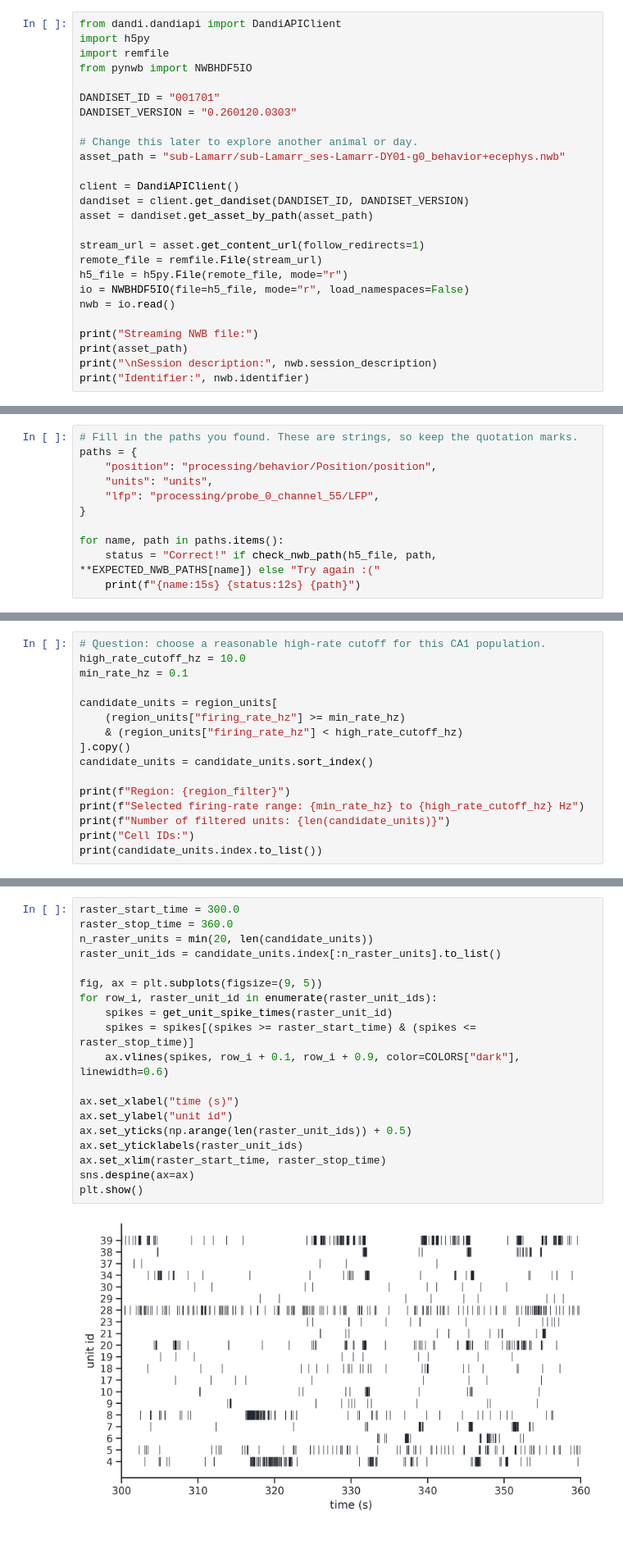
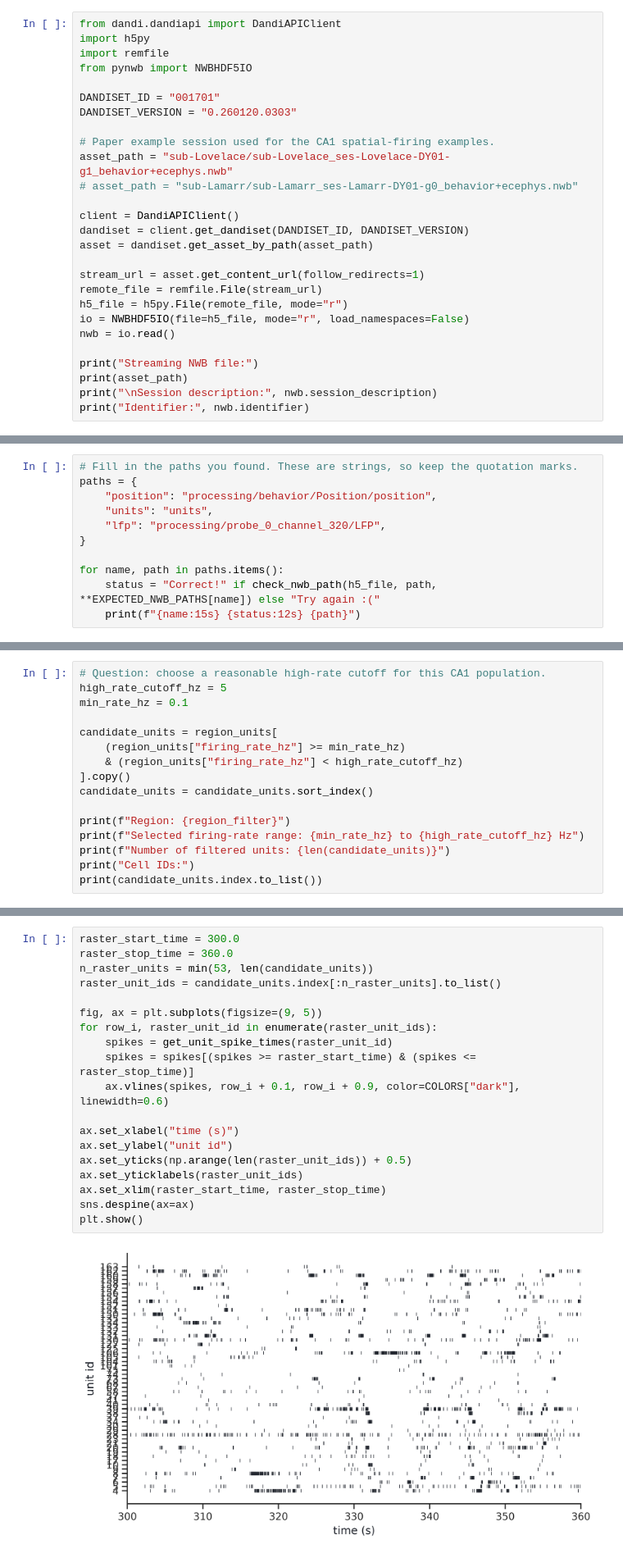
Before and after one commit to anirudh073/camp2026, a Jupyter notebook: 01-open-data-exploration.ipynb, the cells around one changed output, grey strips where cells are left out. Shown at 82% size. Cells and saved outputs as stored; diff of their text form.

```diff
--- a/01-open-data-exploration.ipynb
+++ b/01-open-data-exploration.ipynb
@@ -145,8 +148,9 @@ from pynwb import NWBHDF5IO
 DANDISET_ID = "001701"
 DANDISET_VERSION = "0.260120.0303"
 
-# Change this later to explore another animal or day.
-asset_path = "sub-Lamarr/sub-Lamarr_ses-Lamarr-DY01-g0_behavior+ecephys.nwb"
+# Paper example session used for the CA1 spatial-firing examples.
+asset_path = "sub-Lovelace/sub-Lovelace_ses-Lovelace-DY01-g1_behavior+ecephys.nwb"
+# asset_path = "sub-Lamarr/sub-Lamarr_ses-Lamarr-DY01-g0_behavior+ecephys.nwb"
 
 client = DandiAPIClient()
 dandiset = client.get_dandiset(DANDISET_ID, DANDISET_VERSION)
@@ -208,7 +211,7 @@ Use the browser above to fill these in before running the check cell.
 paths = {
     "position": "processing/behavior/Position/position",
     "units": "units",
-    "lfp": "processing/probe_0_channel_55/LFP",
+    "lfp": "processing/probe_0_channel_320/LFP",
 }
 
 for name, path in paths.items():
@@ -700,7 +708,7 @@ plt.show()
 We will use a simple firing-rate filter to define a pool of putative CA1 pyramidal cells. Keep units above 0.1 Hz, then choose a reasonable high-rate cutoff and inspect the filtered pool before choosing one `unit_id` for the rest of the analysis. **Use the histogram above to choose the high-rate cutoff**
 # %%
 # Question: choose a reasonable high-rate cutoff for this CA1 population.
-high_rate_cutoff_hz = 10.0
+high_rate_cutoff_hz = 5
 min_rate_hz = 0.1
 
 candidate_units = region_units[
@@ -725,24 +733,24 @@ Now look at a short raster from up to 20 units in that filtered pool. This gives
 # %%
 raster_start_time = 300.0
 raster_stop_time = 360.0
-n_raster_units = min(20, len(candidate_units))
+n_raster_units = min(53, len(candidate_units))
 raster_unit_ids = candidate_units.index[:n_raster_units].to_list()
 
 fig, ax = plt.subplots(figsize=(9, 5))
 for row_i, raster_unit_id in enumerate(raster_unit_ids):
     spikes = get_unit_spike_times(raster_unit_id)
     spikes = spikes[(spikes >= raster_start_time) & (spikes <= raster_stop_time)]
     ax.vlines(spikes, row_i + 0.1, row_i + 0.9, color=COLORS["dark"], linewidth=0.6)
 
 ax.set_xlabel("time (s)")
 ax.set_ylabel("unit id")
 ax.set_yticks(np.arange(len(raster_unit_ids)) + 0.5)
 ax.set_yticklabels(raster_unit_ids)
 ax.set_xlim(raster_start_time, raster_stop_time)
 sns.despine(ax=ax)
 plt.show()
 # %% [output]
-[figure, old version]
+[figure, new version]
 # %% [markdown]
 **Questions**
 
```
Also changed, not shown: parts of 16 cells of this notebook, 7 other files.
